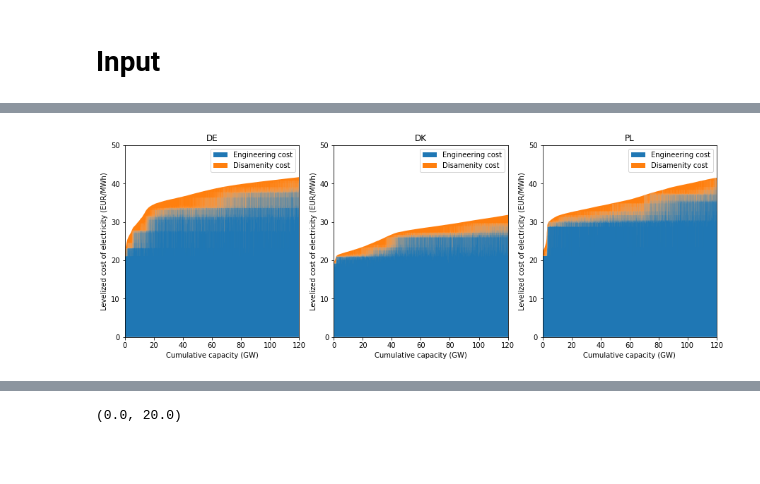
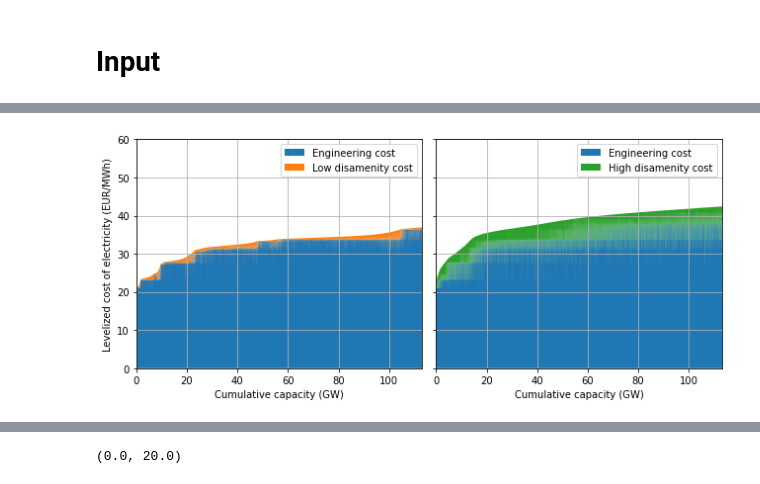
Before and after one commit to timtroendle/wind-onshore-cost-potential, a Jupyter notebook: notebooks/plots.ipynb, the cells around one changed output, grey strips where cells are left out. Cells and saved outputs as stored; diff of their text form; code cells hidden in the pictures; blank space fills up the shorter version.

```diff
--- a/notebooks/plots.ipynb
+++ b/notebooks/plots.ipynb
@@ -16,13 +16,13 @@ params = {
     'availability': 0.9
 }
 # %%
-factor = 1/8
 turbines = pd.DataFrame()
 for c in countries:
-    tmp = pd.read_csv(f"../build/turbines-{c}.csv", index_col=0)[['lcoe_eur_per_mwh', 'disamenity_cost_eur_per_mwh', '1', '2', '3', '4']]
+    tmp = pd.read_csv(f"../build/turbines-{c}.csv", index_col=0)[
+        ['lcoe_eur_per_mwh', 'disamenity_cost_eur_per_mwh', '1', '2', '3', '4']
+    ]
     tmp.columns = ['engineering', 'disamenity', 1, 2, 3, 4]
-    tmp['disamenity'] = factor * tmp['disamenity']
-    tmp['total'] = tmp['engineering'] + tmp['disamenity']
+    tmp['disamenity'] = tmp['disamenity'] / 8
     tmp[c] = 2
     turbines = turbines.append(tmp)
     #tmp['total'].sort_values().reset_index(drop=True).plot()
@@ -178,26 +97,45 @@ for i, c in enumerate(countries):
 # %%
-fig = plt.figure(figsize=[15,5])
+c = 'DE'
 
-for i, c in enumerate(countries):
+fig = plt.figure(figsize=[9,4])
 
-    ax = fig.add_subplot(131+i)
+tmp = turbines[turbines[c]>0].copy()
+cumulative_capacity = cumulative_capacity = tmp[c].cumsum() / 1000
 
-    tmp = turbines[turbines[c]>0]
+ax1 = fig.add_subplot(121)
 
-    cumulative_capacity = [params['capacity'] / 1000 * x for x in range(len(tmp))]
+tmp['total'] = tmp['engineering'] + tmp['disamenity']
+engineering_cost = tmp.sort_values(['total', 'engineering'])['engineering']
+plt.fill_between(cumulative_capacity, 0, engineering_cost, label='Engineering cost')
 
-    engineering_cost = tmp.sort_values(['total', 'engineering'])['engineering']
-    plt.fill_between(cumulative_capacity, 0, engineering_cost, label='Engineering cost')
+disamenity_cost = tmp.sort_values('total')['total']
+plt.fill_between(cumulative_capacity, engineering_cost, disamenity_cost, label='Low disamenity cost')
 
-    disamenity_cost = tmp.sort_values('total')['total']
-    plt.fill_between(cumulative_capacity, engineering_cost, disamenity_cost, label='Disamenity cost')
+plt.xlabel('Cumulative capacity (GW)')
+plt.ylabel('Levelized cost of electricity (EUR/MWh)')
+plt.xlim(0, 0.1 * cumulative_capacity.iloc[-1])
+plt.ylim(0, 60)
+plt.grid()
+plt.legend()
 
-    plt.xlabel('Cumulative capacity (GW)')
-    plt.ylabel('Levelized cost of electricity (EUR/MWh)')
-    plt.xlim(0, 120)
-    plt.ylim([0,50])
 
-    plt.legend()
-    plt.title(c)
+ax2 = fig.add_subplot(122)
+ax2.set_yticklabels('')
+
+tmp['total'] = tmp['engineering'] + 10 * tmp['disamenity']
+engineering_cost = tmp.sort_values(['total', 'engineering'])['engineering']
+plt.fill_between(cumulative_capacity, 0, engineering_cost, label='Engineering cost')
+
+disamenity_cost = tmp.sort_values('total')['total']
+plt.fill_between(cumulative_capacity, engineering_cost, disamenity_cost, facecolor='tab:green', label='High disamenity cost')
+
+plt.xlabel('Cumulative capacity (GW)')
+plt.xlim(0, 0.1 * cumulative_capacity.iloc[-1])
+plt.ylim(0, 60)
+plt.grid()
+plt.legend()
+
+plt.tight_layout()
+plt.savefig('Figure 3.png')
 # %% [output]
-[figure, old version]
+[figure, new version]
```
Also changed, not shown: parts of 8 cells of this notebook, 1 other file.
